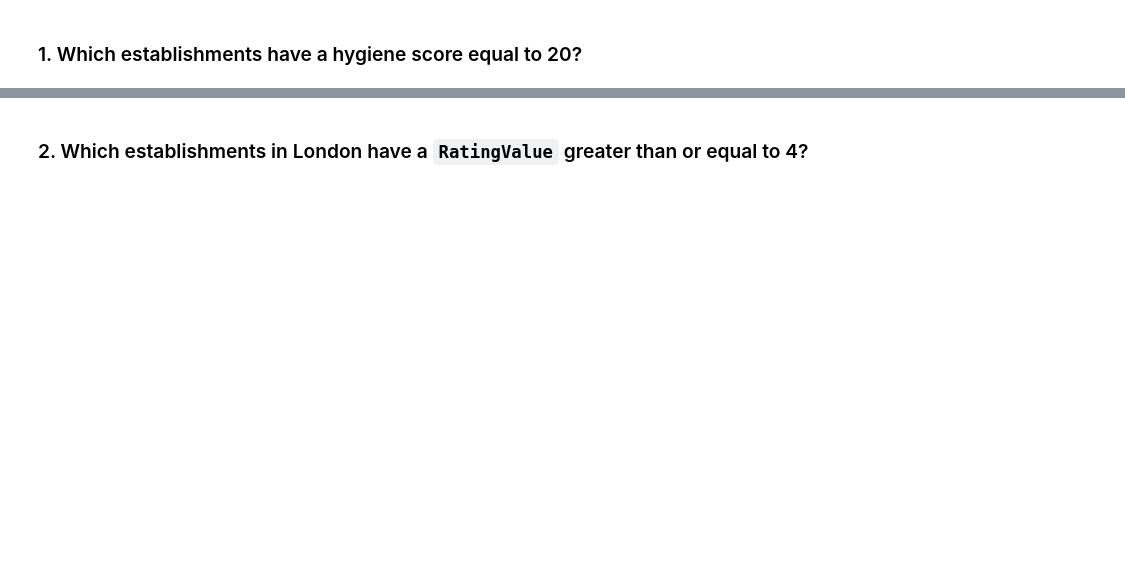
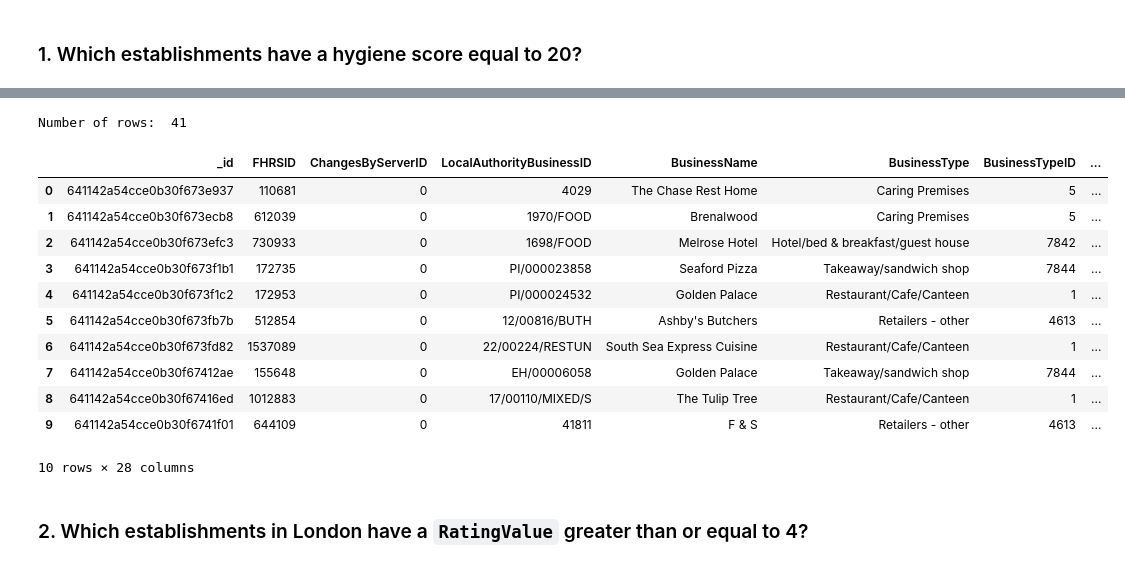
Before and after one commit to rileyunverferth/UK-Restaurants-Analysis, a Jupyter notebook: Eat_Safe_Love_analysis/NoSQL_analysis.ipynb, the cells around one changed output, grey strips where cells are left out. Drawn from its saved outputs; the diff is of its cells as text; code cells hidden in the pictures; blank space fills up the shorter version.

```diff
--- a/Eat_Safe_Love_analysis/NoSQL_analysis.ipynb
+++ b/Eat_Safe_Love_analysis/NoSQL_analysis.ipynb
@@ -19,6 +21,6 @@ print(db.list_collection_names())
 # %%
 # assign the collection to a variable
-est = db['establishments']
+establishments = db['establishments']
 # %% [markdown]
 ## Part 3: Exploratory Analysis
 Unless otherwise stated, for each question:
@@ -29,8 +52,11 @@ Unless otherwise stated, for each question:
 ### 1. Which establishments have a hygiene score equal to 20?
 # %%
 # Find the establishments with a hygiene score of 20
-query =
+query = {'scores.Hygiene': 20}
 
 # Use count_documents to display the number of documents in the result
+print("Number of establishments with a hygiene score of 20: ", establishments.count_documents(query))
 
 # Display the first document in the results using pprint
+print("One Example: ")
+pprint(establishments.find_one(query))
@@ -37,9 +81,24 @@ query =
 # %%
 # Convert the result to a Pandas DataFrame
-
+hygiene_20 = pd.DataFrame(establishments.find(query))
 # Display the number of rows in the DataFrame
-
+print("Number of rows: ", len(hygiene_20.index))
 # Display the first 10 rows of the DataFrame
+hygiene_20.head(10)
+# %% [output]
+Number of rows:  41
+|  | _id | FHRSID | ChangesByServerID | LocalAuthorityBusinessID | BusinessName | BusinessType | BusinessTypeID | ... |
+| 0 | 641142a54cce0b30f673e937 | 110681 | 0 | 4029 | The Chase Rest Home | Caring Premises | 5 | ... |
+| 1 | 641142a54cce0b30f673ecb8 | 612039 | 0 | 1970/FOOD | Brenalwood | Caring Premises | 5 | ... |
+| 2 | 641142a54cce0b30f673efc3 | 730933 | 0 | 1698/FOOD | Melrose Hotel | Hotel/bed & breakfast/guest house | 7842 | ... |
+| 3 | 641142a54cce0b30f673f1b1 | 172735 | 0 | PI/000023858 | Seaford Pizza | Takeaway/sandwich shop | 7844 | ... |
+| 4 | 641142a54cce0b30f673f1c2 | 172953 | 0 | PI/000024532 | Golden Palace | Restaurant/Cafe/Canteen | 1 | ... |
+| 5 | 641142a54cce0b30f673fb7b | 512854 | 0 | 12/00816/BUTH | Ashby's Butchers | Retailers - other | 4613 | ... |
+| 6 | 641142a54cce0b30f673fd82 | 1537089 | 0 | 22/00224/RESTUN | South Sea Express Cuisine | Restaurant/Cafe/Canteen | 1 | ... |
+| 7 | 641142a54cce0b30f67412ae | 155648 | 0 | EH/00006058 | Golden Palace | Takeaway/sandwich shop | 7844 | ... |
+| 8 | 641142a54cce0b30f67416ed | 1012883 | 0 | 17/00110/MIXED/S | The Tulip Tree | Restaurant/Cafe/Canteen | 1 | ... |
+| 9 | 641142a54cce0b30f6741f01 | 644109 | 0 | 41811 | F & S | Retailers - other | 4613 | ... |
+10 rows × 28 columns
 # %% [markdown]
 ### 2. Which establishments in London have a `RatingValue` greater than or equal to 4?
 # %%
```
Also changed, not shown: parts of 10 cells of this notebook.
